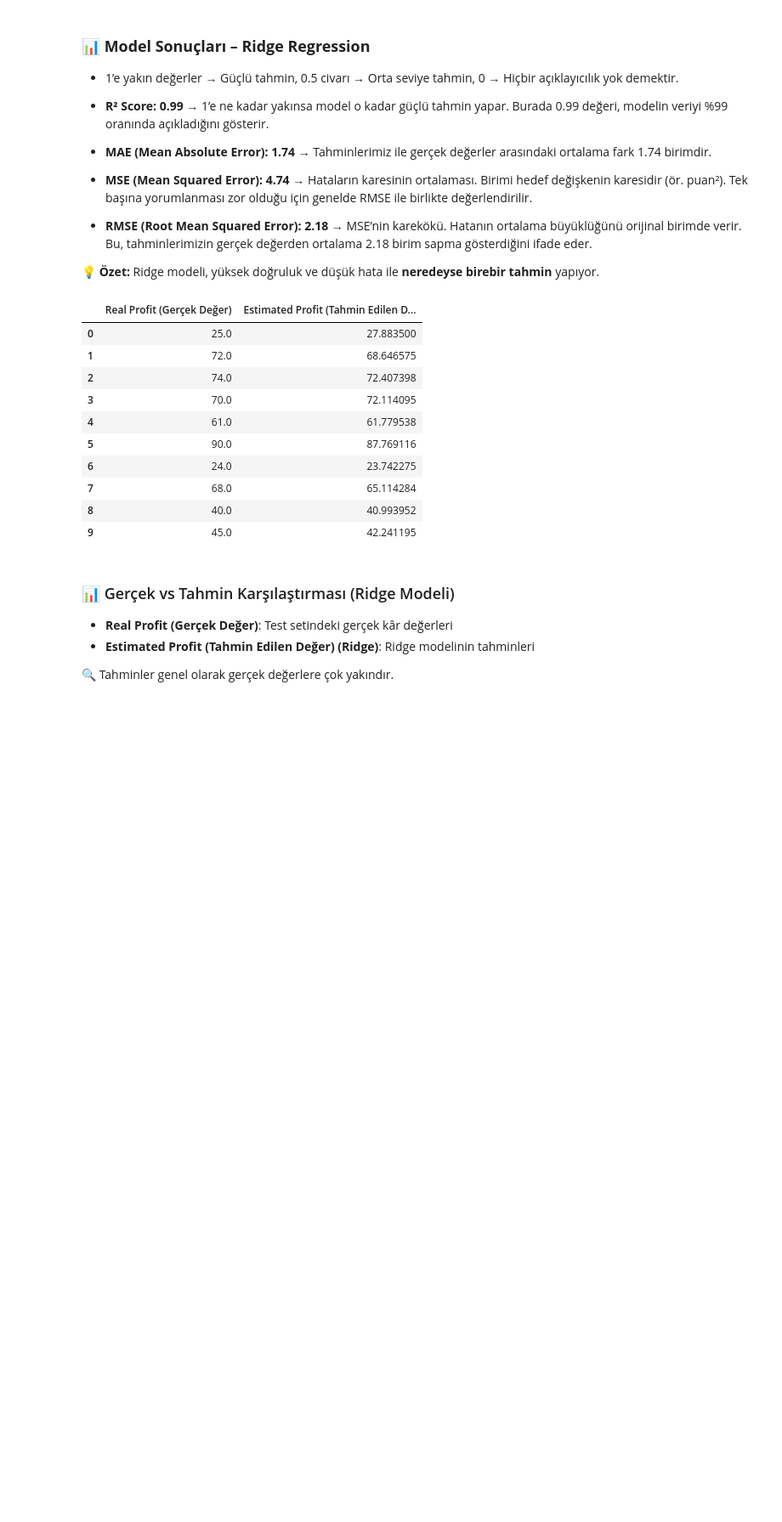
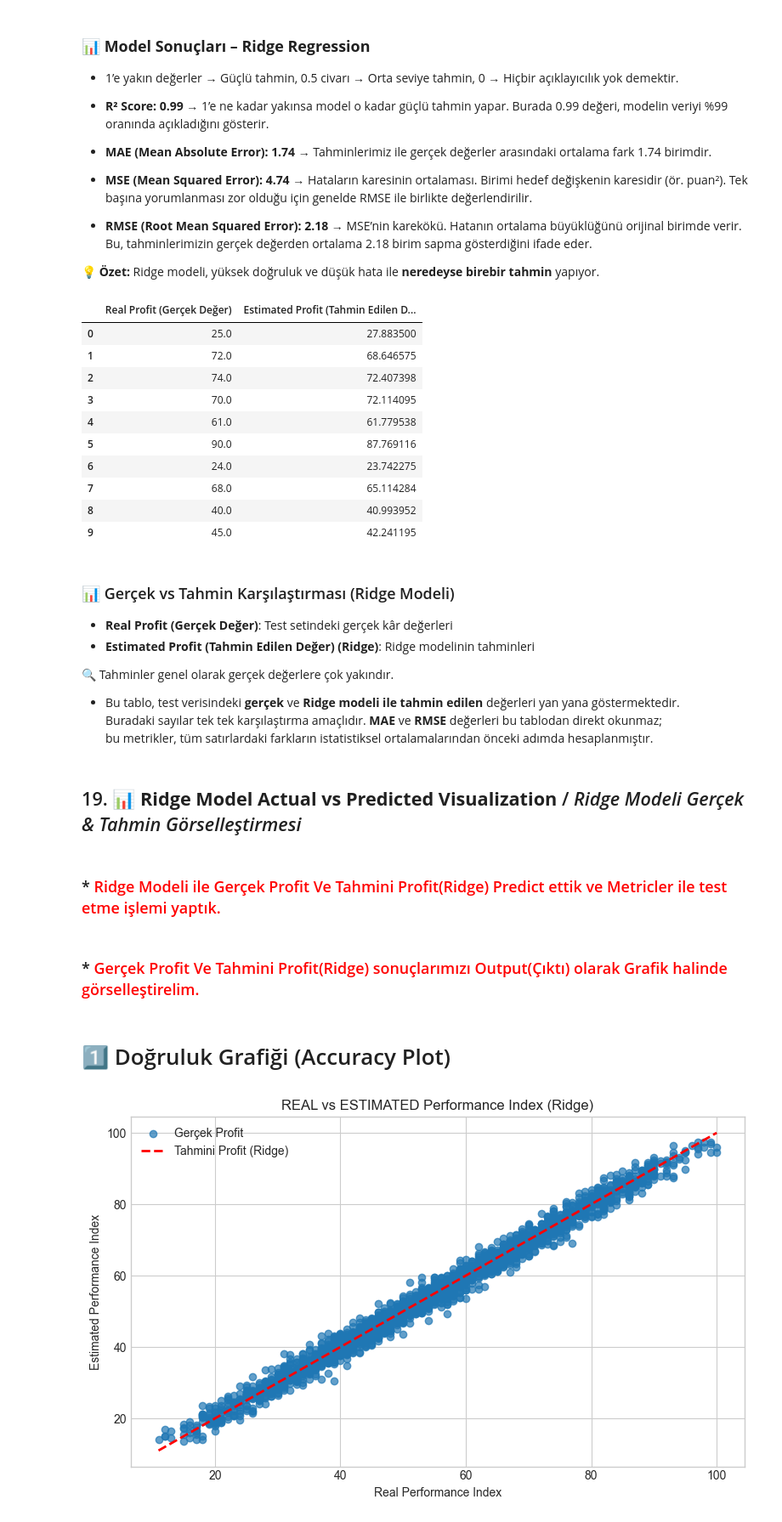
Before and after one commit to GorkemCin/Machine_Learning, a Jupyter notebook: Machine_Learning/supervised_ml/Multiple Linear Regression.ipynb, the cells around one changed output. Shown: that part at 85% size. Drawn from its saved outputs; the diff is of its cells as text; code cells hidden in the pictures; blank space fills up the shorter version.

```diff
--- a/Machine_Learning/supervised_ml/Multiple Linear Regression.ipynb
+++ b/Machine_Learning/supervised_ml/Multiple Linear Regression.ipynb
@@ -800,3 +803,37 @@ ridge_comparison.head(10)
 - **Estimated Profit (Tahmin Edilen Değer) (Ridge)**: Ridge modelinin tahminleri
 
 🔍 Tahminler genel olarak gerçek değerlere çok yakındır.
+
+* Bu tablo, test verisindeki **gerçek** ve **Ridge modeli ile tahmin edilen** değerleri yan yana göstermektedir.
+Buradaki sayılar tek tek karşılaştırma amaçlıdır. **MAE** ve **RMSE** değerleri bu tablodan direkt okunmaz;
+bu metrikler, tüm satırlardaki farkların istatistiksel ortalamalarından önceki adımda hesaplanmıştır.
+# %% [markdown]
+## 19. 📊 **Ridge Model Actual vs Predicted Visualization** / _Ridge Modeli Gerçek & Tahmin Görselleştirmesi_
+# %% [markdown]
+### * <span style="color:red">Ridge Modeli ile Gerçek Profit Ve Tahmini Profit(Ridge) Predict ettik ve Metricler ile test etme işlemi yaptık.</span>
+# %% [markdown]
+### * <span style="color:red">Gerçek Profit Ve Tahmini Profit(Ridge) sonuçlarımızı Output(Çıktı) olarak Grafik halinde görselleştirelim.</span>
+# %% [markdown]
+# 1️⃣ Doğruluk Grafiği (Accuracy Plot)
+# %%
+plt.figure(figsize=(8,5))  # Grafik boyutunu 8x5 inç ayarla
+
+# Gerçek değerleri noktalar halinde çiz
+plt.scatter(result_df["Real Performance Index"],  # X ekseni (gerçek değerler)
+            result_df["Estimated Performance Index"],  # Y ekseni (tahmin değerleri)
+            alpha=0.7,  # Noktaların şeffaflığı
+            label='Gerçek Profit')  # Legend etiketi
+
+# 1:1 referans çizgisi (gerçek = tahmin)
+mn, mx = result_df["Real Performance Index"].min(), result_df["Real Performance Index"].max()  # Min ve max değerleri al
+plt.plot([mn, mx], [mn, mx], 'r--', linewidth=2, label='Tahmini Profit (Ridge)')  # Kırmızı kesik çizgi
+
+plt.xlabel("Real Performance Index")  # X ekseni etiketi
+plt.ylabel("Estimated Performance Index")  # Y ekseni etiketi
+plt.title("REAL vs ESTIMATED Performance Index (Ridge)")  # Grafik başlığı
+plt.legend()  # Legend ekle
+plt.grid(True)  # Kılavuz çizgilerini aç
+plt.tight_layout()  # Otomatik yerleşim
+plt.show()  # Grafiği göster
+# %% [output]
+[figure, added]
```
Also changed, not shown: parts of 6 cells of this notebook.
